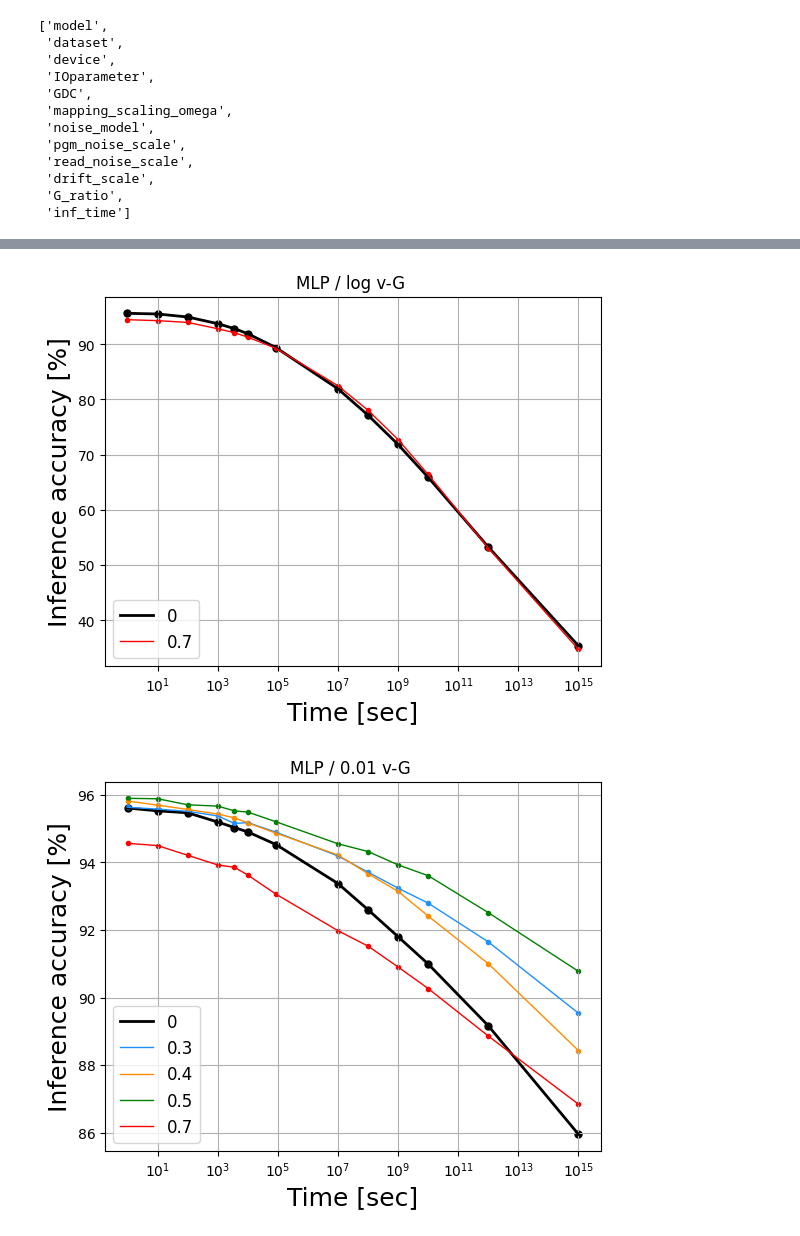
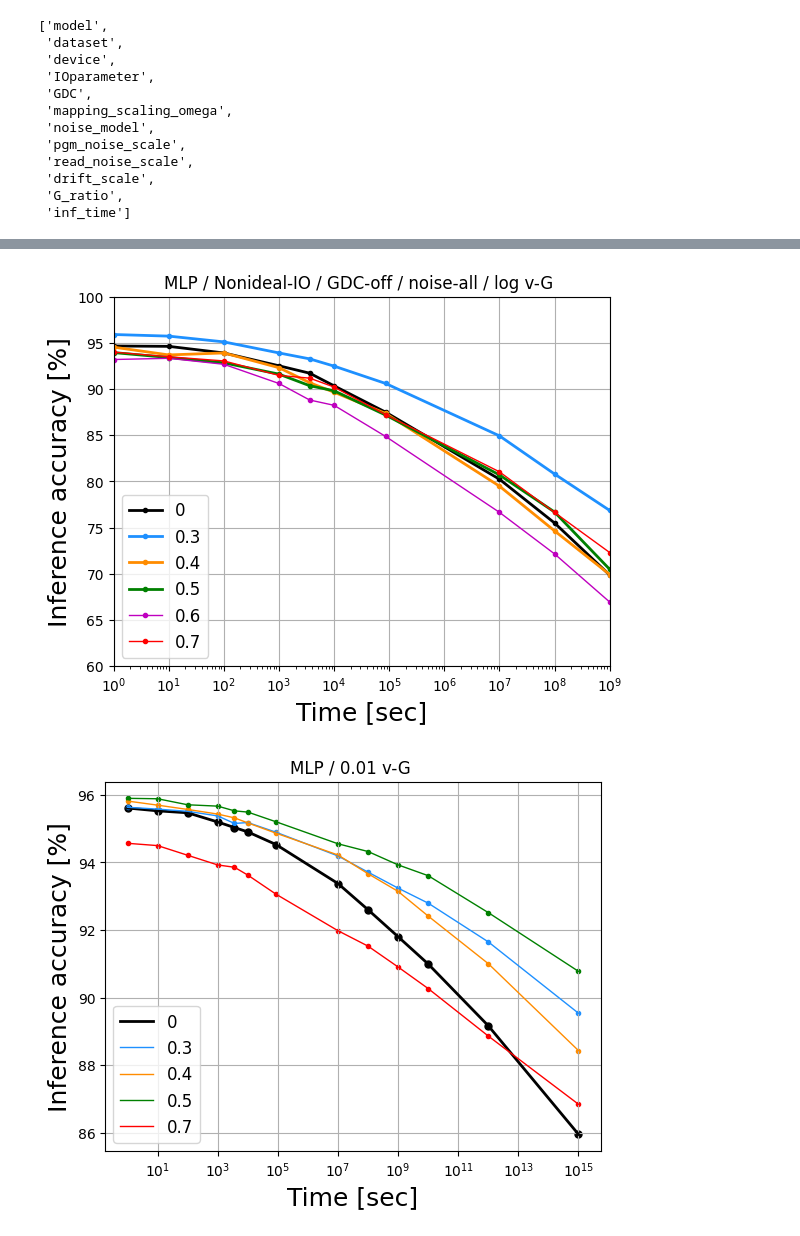
Before and after one commit to PRAM-weight-biasing/PRAM-weight-biasing, a Jupyter notebook: z_data_processing/241221_p_percent.ipynb, the cells around one changed output, grey strips where cells are left out. Cells and saved outputs as stored; diff of their text form; code cells hidden in the pictures.

Commit message:
plot

```diff
--- a/z_data_processing/241221_p_percent.ipynb
+++ b/z_data_processing/241221_p_percent.ipynb
@@ -33,9 +33,12 @@ pivot_index
 df = df_raw.copy()
 # %%
 df = df[df['G_ratio']==25]
-df = df[df['drift_model'] == 'log']
+# df = df[df['drift_model'] == 0.01]
 df = df[df['pgm_noise_scale'] == 1]
-df = df[df['GDC'] == 'on']
+df = df[df['GDC'] == 'off']
+df = df[df['IOparameter'] == 'non-ideal']
+# %%
+df['p_drift'] = df['pruning'].astype(str) + '_' + df['drift_model'].astype(str)
 # %%
 df_mlp = df[df['model'] == 'MLP']
 df_res = df[df['model'] == 'Resnet18']
@@ -62 +45,3 @@ df_res
+# %%
+df_mlp = df_mlp[df_mlp['retrain'] == 'X']
 # %%
@@ -71,7 +57,7 @@ df_mlp_001 = df_mlp[df_mlp['drift_model'] == 0.01]
 df_res_log = df_res[df_res['drift_model'] == 'log']
 df_res_001 = df_res[df_res['drift_model'] == 0.01]
 # %%
-df_pivot_log = df_res_log.pivot_table(index=pivot_index, columns='pruning', values='accuracy', aggfunc='mean')
+df_pivot_log = df_mlp_log.pivot_table(index=pivot_index, columns='pruning', values='accuracy', aggfunc='mean')
 df_pivot_log.reset_index(inplace=True) # index to columns
 # %%
 df_pivot_log
@@ -90,40 +105,29 @@ df_pivot_log
 # %%
 import matplotlib.pyplot as plt
 
 x = df_pivot_log['inf_time']
 
 plt.grid(True)
 
-plt.plot(x,df_pivot_log['-'], label = '0', linewidth=2, color='k')
-plt.scatter(x, df_pivot_log['-'], marker='.', s=100, color='k')
+plt.plot(x,df_pivot_log['-'], marker='.', label = '0', linewidth=2, color='k')
+plt.plot(x,df_pivot_log[0.3], marker='.', label = '0.3', linewidth=2, color='dodgerblue')
+plt.plot(x,df_pivot_log[0.4], marker='.', label = '0.4', linewidth=2, color='darkorange')
+plt.plot(x,df_pivot_log[0.5], marker='.', label = '0.5', linewidth=2, color='g')
+plt.plot(x,df_pivot_log[0.6], marker='.', label = '0.6', linewidth=1, color='m')
+plt.plot(x,df_pivot_log[0.7], marker='.', label = '0.7', linewidth=1, color='r')
 
-# plt.plot(x,df_pivot_log[0.3], label = '0.3', linewidth=1, color='dodgerblue')
-# plt.scatter(x, df_pivot_log[0.3], marker='.',  color='dodgerblue')
-
-# plt.plot(x,df_pivot_log[0.4], label = '0.4', linewidth=1, color='darkorange')
-# plt.scatter(x, df_pivot_log[0.4], marker='.',  color='darkorange')
-
-# plt.plot(x,df_pivot_log[0.5], label = '0.5', linewidth=1, color='g')
-# plt.scatter(x, df_pivot_log[0.5], marker='.',  color='g')
-
-# plt.plot(x,df_pivot_log[0.6], label = '0.6', linewidth=1, color='m')
-# plt.scatter(x, df_pivot_log[0.6], marker='.',  color='m')
-
-plt.plot(x,df_pivot_log[0.7], label = '0.7', linewidth=1, color='r')
-plt.scatter(x, df_pivot_log[0.7], marker='.', color='r')
-
-plt.title("MLP / log v-G ")
+plt.title("MLP / Nonideal-IO / GDC-off / noise-all / log v-G ")
 plt.legend(fontsize=12, loc='lower left', bbox_to_anchor=(0.0, 0.0))
 plt.xlabel('Time [sec]',fontsize=18)
 plt.ylabel('Inference accuracy [%]', fontsize=18) #, fontweight='demi'
 # plt.xticks(fontsize/14)
 
-# plt.ylim(60,100)
-# plt.xlim(1,100000000)
+plt.ylim(60,100)
+plt.xlim(1,1000000000)
 plt.xscale('log')
 plt.show()
 # %% [output]
-[figure, old version]
+[figure, new version]
 # %%
 df_pivot_001 = df_mlp_001.pivot_table(index=pivot_index, columns='pruning', values='accuracy', aggfunc='mean')
 df_pivot_001.reset_index(inplace=True) # index to columns
```
Also changed, not shown: parts of 7 cells of this notebook, 1 other file.
